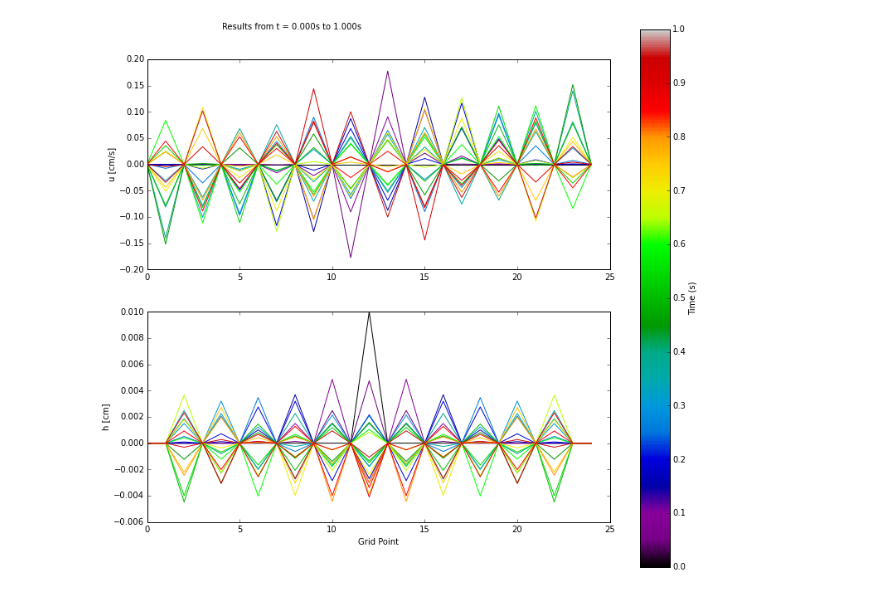
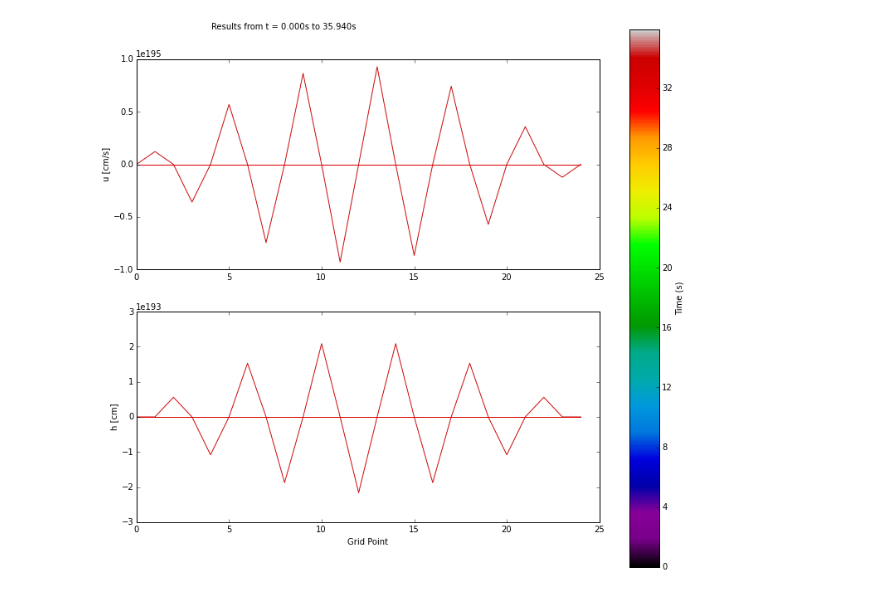
Before and after one commit to tjarnikova/numeric, a Jupyter notebook: lab7/LAB7_soloot.ipynb, the cells around one changed output. Drawn from its saved outputs; the diff is of its cells as text; code cells hidden in the pictures.

Commit message:
modifying new rain to seek instability

```diff
--- a/lab7/LAB7_soloot.ipynb
+++ b/lab7/LAB7_soloot.ipynb
@@ -18,7 +20,9 @@ from numlabs.lab7 import interactive1
 # import the 2-dimensional dispersion relation plotter
 from numlabs.lab7 import dispersion_2d
 # %%
-% matplotlib inline
-rain.rain([1000, 25])
+
+importlib.reload(rain2)
+%matplotlib inline
+rain2.rain([1000, 25])
 # %% [output]
-[figure, old version]
+[figure, new version]
```
Also changed, not shown: parts of 1 cell of this notebook, 1 other file.
